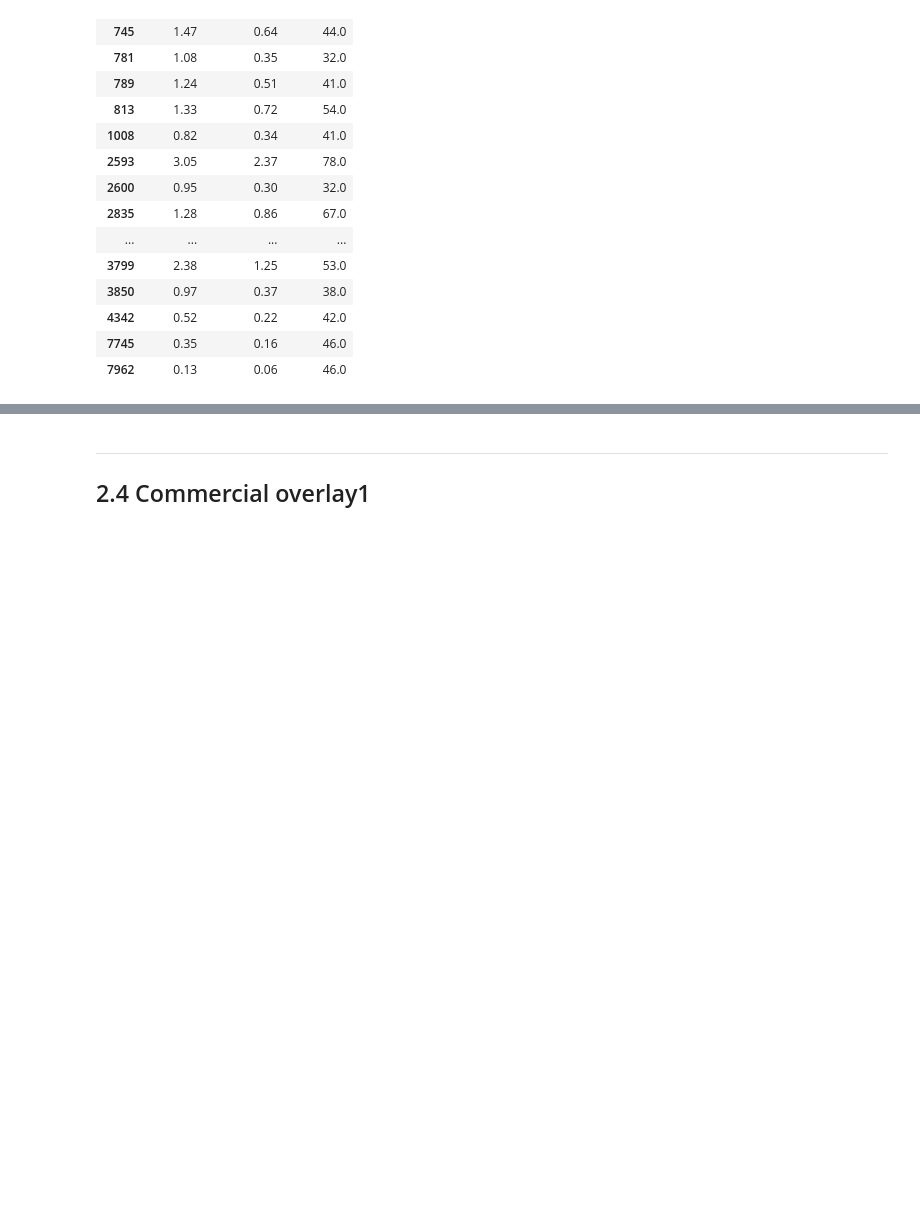
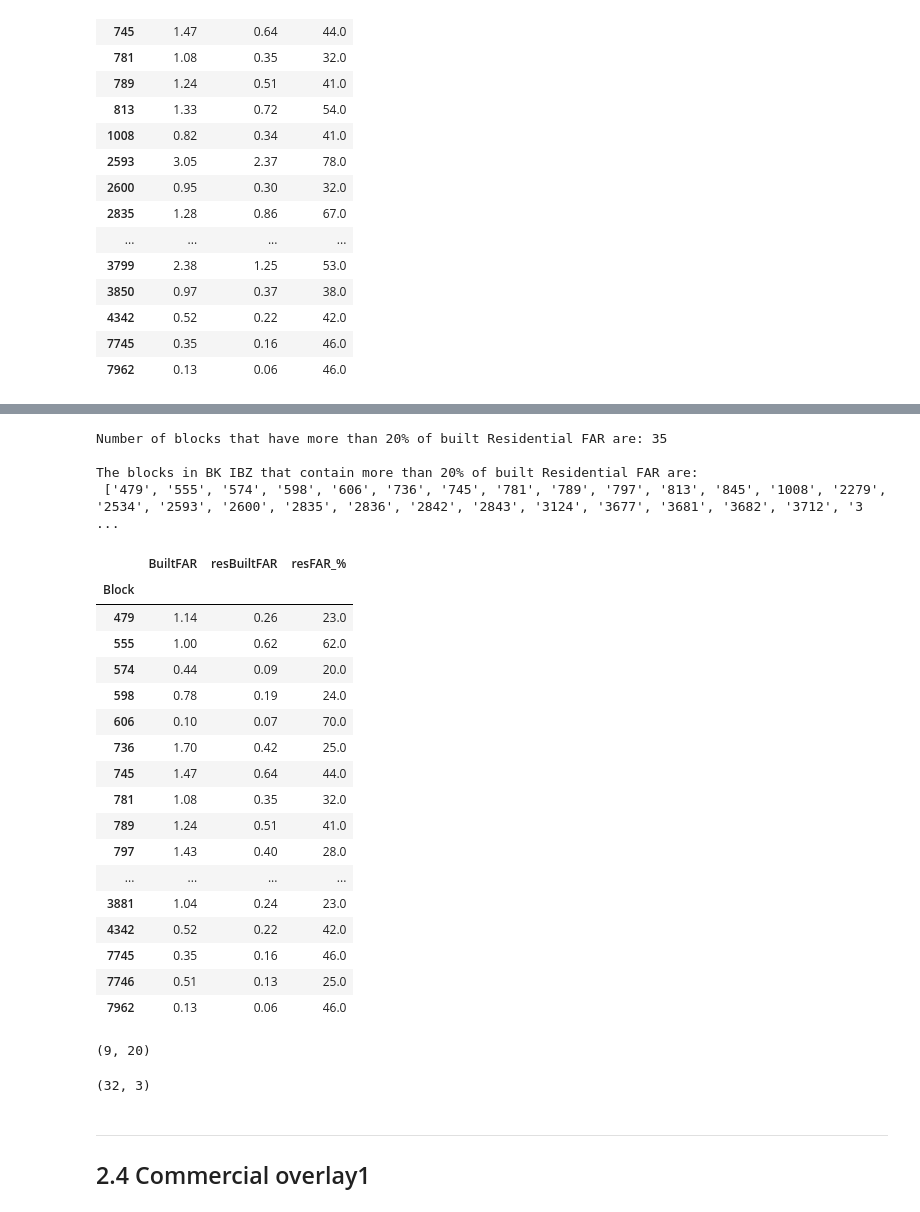
Before and after one commit to drawbrooklyn/IBZ_analysis, a Jupyter notebook: IBZ_analysis.ipynb, the cells around one changed output, grey strips where cells are left out. Saved outputs shown, nothing was run; the diff lists cells and outputs as text; code cells hidden in the pictures; blank space fills up the shorter version.

```diff
--- a/IBZ_analysis.ipynb
+++ b/IBZ_analysis.ipynb
@@ -746,0 +763,33 @@ The blocks in BK IBZ that contain more than 30% of built Residential FAR are:
+# %%
+resi_FAR_20 = resi[resi['resFAR_%'] >= 20][['BuiltFAR','resBuiltFAR','resFAR_%']]
+
+print('\nNumber of blocks that have more than 20% of built Residential FAR are:',
+     resi_FAR_20.shape[0],'\n')
+
+print('The blocks in BK IBZ that contain more than 20% of built Residential FAR are:\n',
+      list(resi_FAR_20.index),'\n')
+
+resi_FAR_20
+# %% [output]
+Number of blocks that have more than 20% of built Residential FAR are: 35
+
+The blocks in BK IBZ that contain more than 20% of built Residential FAR are:
+ ['479', '555', '574', '598', '606', '736', '745', '781', '789', '797', '813', '845', '1008', '2279', '2534', '2593', '2600', '2835', '2836', '2842', '2843', '3124', '3677', '3681', '3682', '3712', '3 ...
+|  | BuiltFAR | resBuiltFAR | resFAR_% |
+| Block |  |  |  |
+| 479 | 1.14 | 0.26 | 23.0 |
+| 555 | 1.00 | 0.62 | 62.0 |
+| 574 | 0.44 | 0.09 | 20.0 |
+| 598 | 0.78 | 0.19 | 24.0 |
+| 606 | 0.10 | 0.07 | 70.0 |
+| 736 | 1.70 | 0.42 | 25.0 |
+| 745 | 1.47 | 0.64 | 44.0 |
+| 781 | 1.08 | 0.35 | 32.0 |
+| 789 | 1.24 | 0.51 | 41.0 |
+| 797 | 1.43 | 0.40 | 28.0 |
+| ... | ... | ... | ... |
+| 3881 | 1.04 | 0.24 | 23.0 |
+| 4342 | 0.52 | 0.22 | 42.0 |
+| 7745 | 0.35 | 0.16 | 46.0 |
+| 7746 | 0.51 | 0.13 | 25.0 |
+| 7962 | 0.13 | 0.06 | 46.0 |
@@ -747,3 +799,15 @@ The blocks in BK IBZ that contain more than 30% of built Residential FAR are:
+# %%
+resi_zone = blocks_zone[blocks_zone['resi_%'] > 0]
+print(resi_zone.shape)
+
+for i in resi_FAR_20.index:
+    if i in resi_zone.index:
+        resi_FAR_20 = resi_FAR_20.drop(i)
+
+resi_FAR_20.shape
+# %% [output]
+(9, 20)
+(32, 3)
 # %% [markdown]
 ----
 ## 2.4 Commercial overlay1
```
Also changed, not shown: parts of 14 cells of this notebook.
